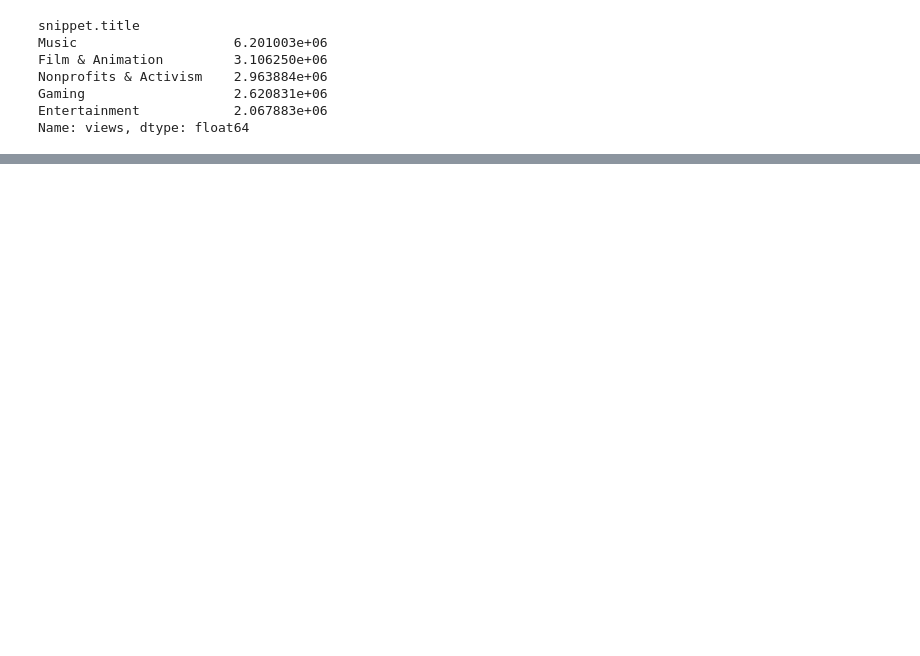
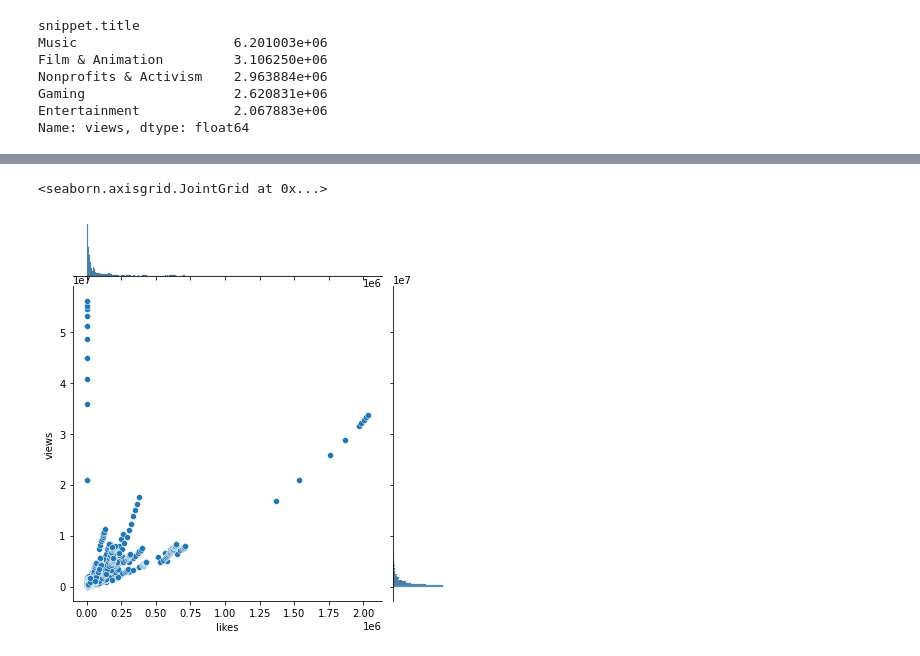
Before and after one commit to julialu-nini/ds-youtube-project, a Jupyter notebook: YouTube videos EDA.ipynb, the cells around one changed output, grey strips where cells are left out. Saved outputs shown, nothing was run; the diff lists cells and outputs as text; code cells hidden in the pictures; blank space fills up the shorter version.

```diff
--- a/YouTube videos EDA.ipynb
+++ b/YouTube videos EDA.ipynb
@@ -109,0 +208,5 @@ Name: views, dtype: float64
+# %%
+sns.jointplot(x='likes',y='views',data=videos[videos['snippet.title']=='People & Blogs'])
+# %% [output]
+<seaborn.axisgrid.JointGrid at 0x...>
+[figure, added]
```
Also changed, not shown: parts of 24 cells of this notebook.
